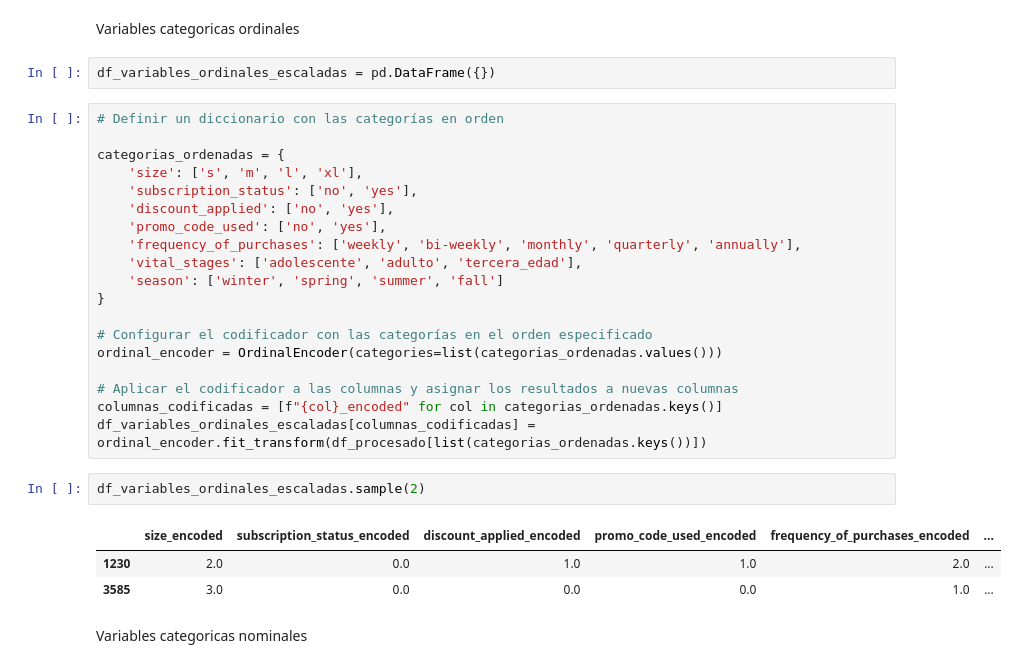
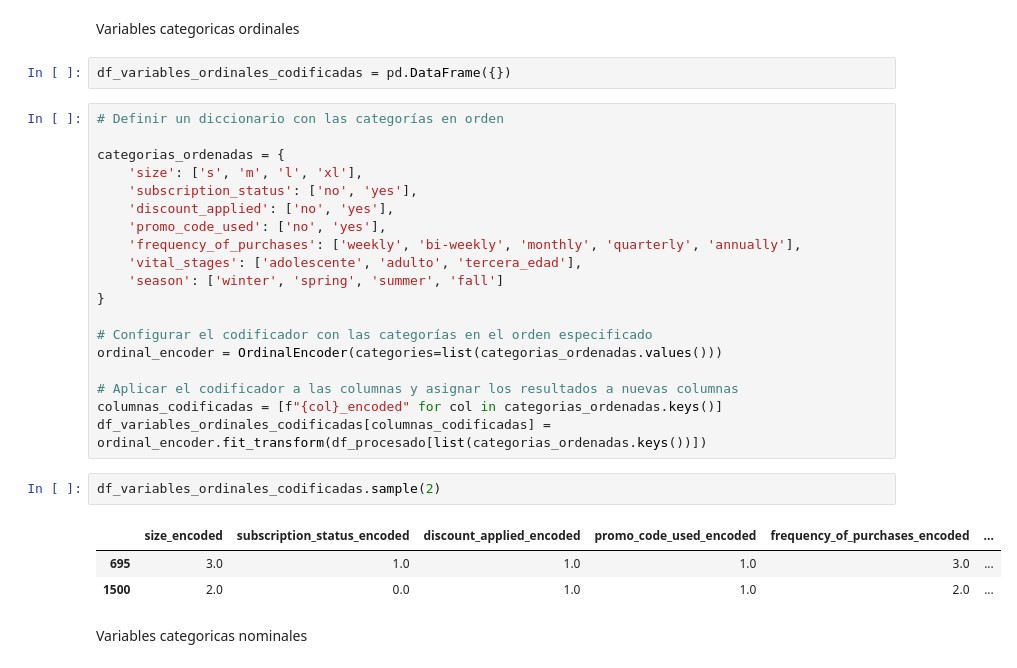
Before and after one commit to ianCristianAriel/2024-eeuu-comportamiento-consumidor, a Jupyter notebook: notebooks/2_procesamiento.ipynb, the cells around one changed output. Drawn from its saved outputs; the diff is of its cells as text.

```diff
--- a/notebooks/2_procesamiento.ipynb
+++ b/notebooks/2_procesamiento.ipynb
@@ -226,7 +226,7 @@ df_procesado['vital_stages'] = pd.cut(df_procesado['age'], bins=bins, labels=lab
 # %% [markdown]
 Variables categoricas ordinales
 # %%
-df_variables_ordinales_escaladas = pd.DataFrame({})
+df_variables_ordinales_codificadas = pd.DataFrame({})
 # %%
 # Definir un diccionario con las categorías en orden
 
@@ -245,13 +245,13 @@ ordinal_encoder = OrdinalEncoder(categories=list(categorias_ordenadas.values()))
 
 # Aplicar el codificador a las columnas y asignar los resultados a nuevas columnas
 columnas_codificadas = [f"{col}_encoded" for col in categorias_ordenadas.keys()]
-df_variables_ordinales_escaladas[columnas_codificadas] = ordinal_encoder.fit_transform(df_procesado[list(categorias_ordenadas.keys())])
+df_variables_ordinales_codificadas[columnas_codificadas] = ordinal_encoder.fit_transform(df_procesado[list(categorias_ordenadas.keys())])
 # %%
-df_variables_ordinales_escaladas.sample(2)
+df_variables_ordinales_codificadas.sample(2)
 # %% [output]
 |  | size_encoded | subscription_status_encoded | discount_applied_encoded | promo_code_used_encoded | frequency_of_purchases_encoded | ... |
-| 1230 | 2.0 | 0.0 | 1.0 | 1.0 | 2.0 | ... |
-| 3585 | 3.0 | 0.0 | 0.0 | 0.0 | 1.0 | ... |
+| 695 | 3.0 | 1.0 | 1.0 | 1.0 | 3.0 | ... |
+| 1500 | 2.0 | 0.0 | 1.0 | 1.0 | 2.0 | ... |
 # %% [markdown]
 Variables categoricas nominales
 # %%
```
Also changed, not shown: parts of 9 cells of this notebook, 5 other files.
